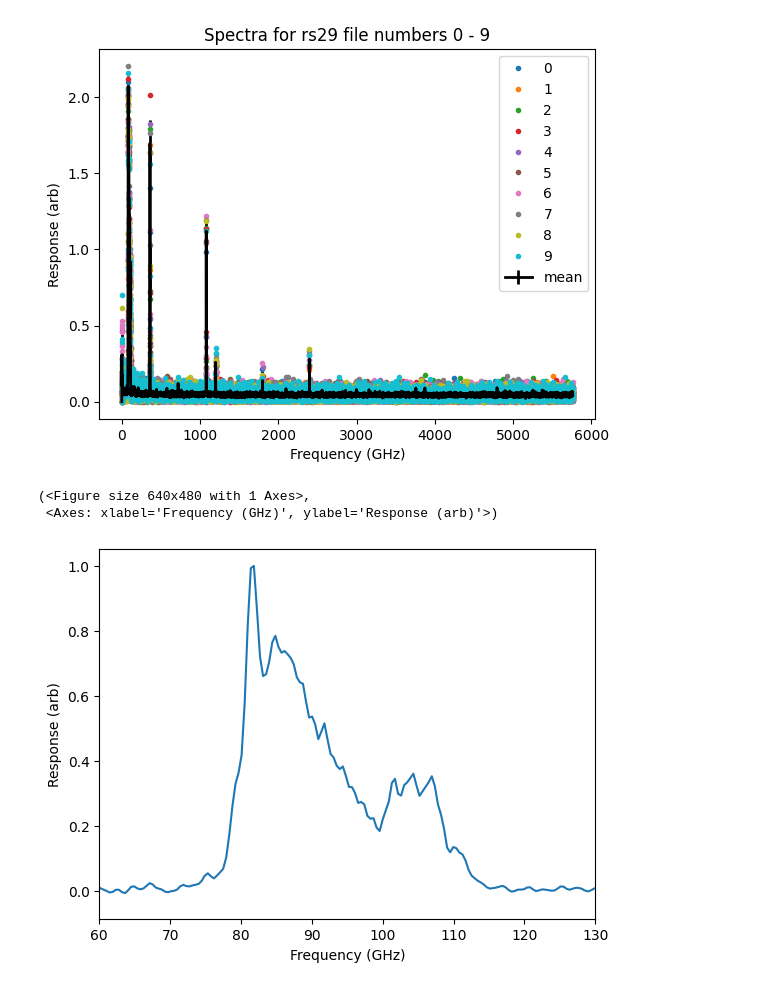
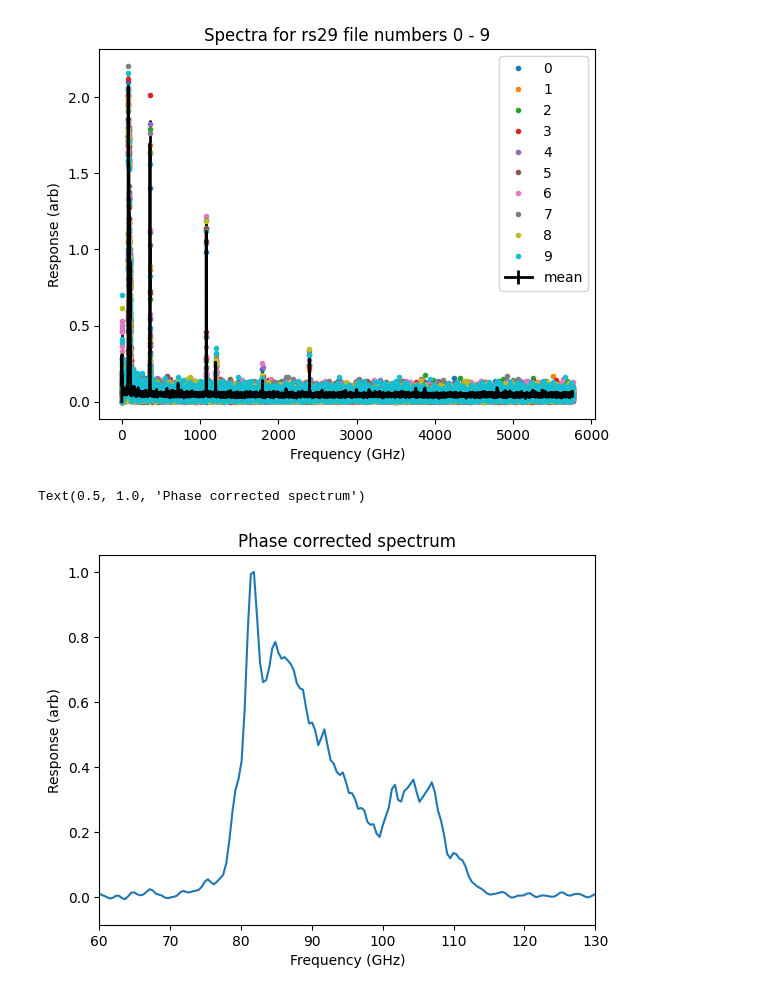
Before and after one commit to usnistgov/quantum-sensors-tdm, a Jupyter notebook: detchar/analysis/howto/fts_howto.ipynb, the cells around one changed output. Cells and saved outputs as stored; diff of their text form; code cells hidden in the pictures.

Commit message:
complete fts_howto.ipynb

```diff
--- a/detchar/analysis/howto/fts_howto.ipynb
+++ b/detchar/analysis/howto/fts_howto.ipynb
@@ -5,3 +17,3 @@ from detchar.analysis import fts_utils as ftsu
 # %%
-fts_set = ftsu.FtsMeasurementSet('/home/pcuser/qsp/src/nistqsptdm/detchar/analysis/howto/example_data/20241126/')
+fts_set = ftsu.FtsMeasurementSet('example_data/20241126/')
 # %%
@@ -41,8 +42,9 @@ num_samples :: 14543
 [figure]
 [figure]
 # %%
-fts_set.plot_measurements(xlim=(60,130))
+# plot the phase corrected averaged spectrum from the multiple scans
+fig,ax=fts_set.plot_measurements(xlim=(60,130))
+ax.set_title('Phase corrected spectrum')
 # %% [output]
-(<Figure size 640x480 with 1 Axes>,
- <Axes: xlabel='Frequency (GHz)', ylabel='Response (arb)'>)
+Text(0.5, 1.0, 'Phase corrected spectrum')
-[figure, old version]
+[figure, new version]
```
Also changed, not shown: parts of 26 cells of this notebook, 1 other file.
